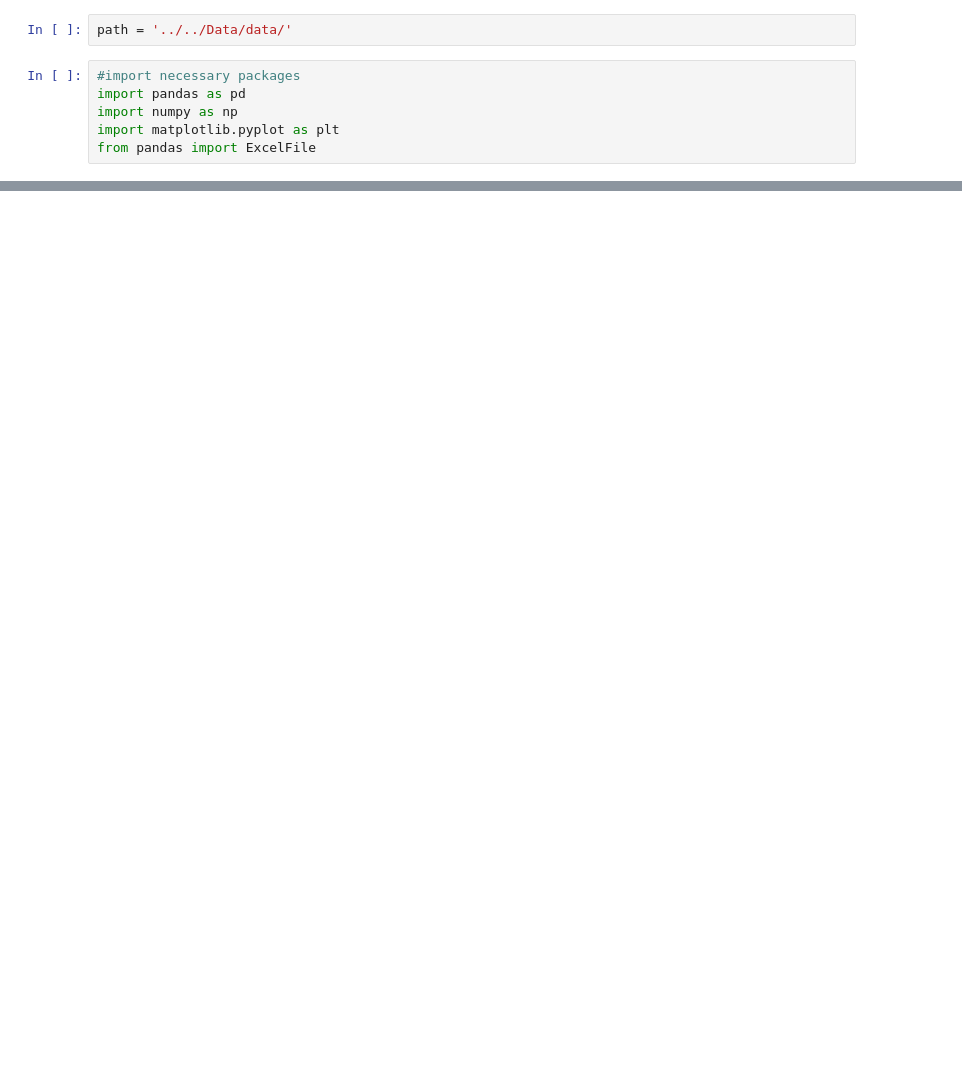
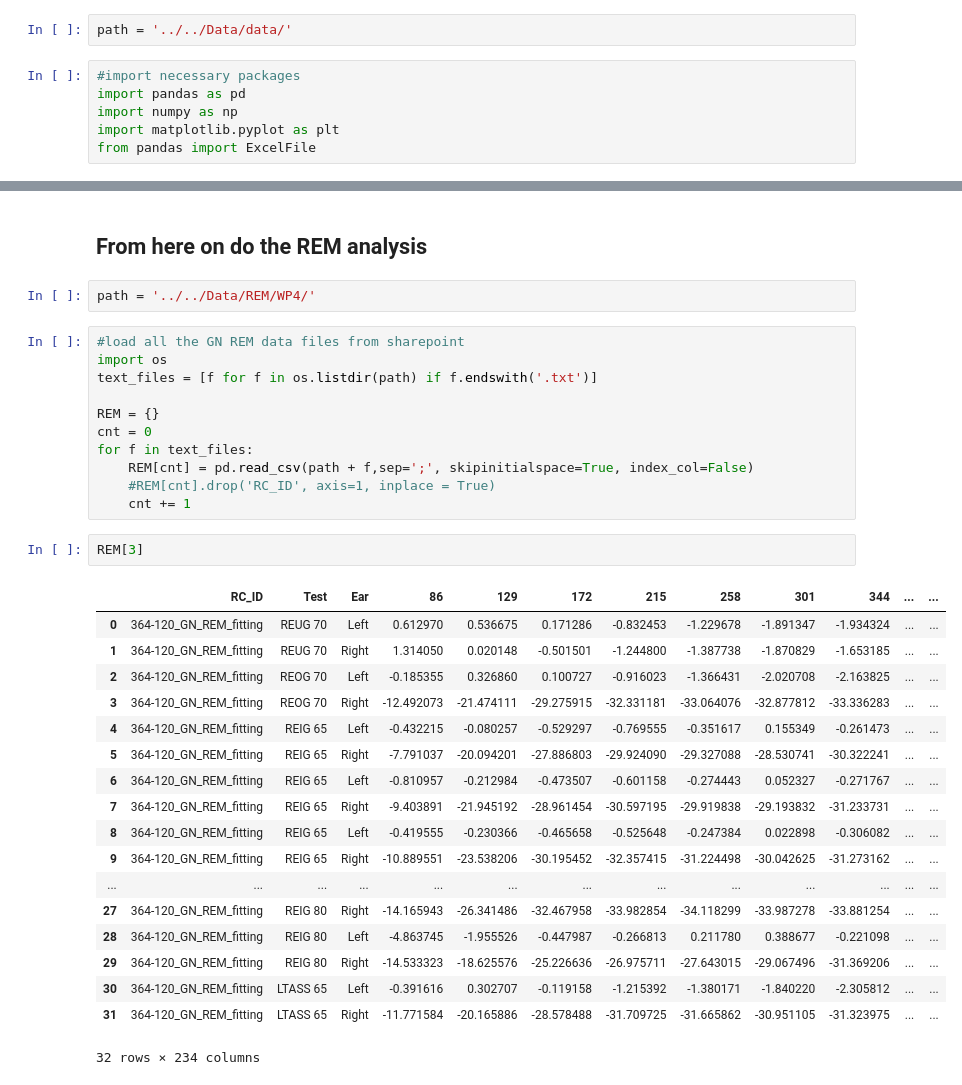
Before and after one commit to tobiaspiechowiak/BEAR_publications, a Jupyter notebook: REM_WP4/Target_analysis.ipynb, the cells around one changed output, grey strips where cells are left out. Drawn from its saved outputs; the diff is of its cells as text; blank space fills up the shorter version.

Commit message:
Pre-processing REM data

```diff
--- a/REM_WP4/Target_analysis.ipynb
+++ b/REM_WP4/Target_analysis.ipynb
@@ -71,0 +82,36 @@ REM_GN['ac_re_500hz'].mean()
+# %% [markdown]
+## From here on do the REM analysis
+# %%
+path = '../../Data/REM/WP4/'
+# %%
+#load all the GN REM data files from sharepoint
+import os
+text_files = [f for f in os.listdir(path) if f.endswith('.txt')]
+
+REM = {}
+cnt = 0
+for f in text_files:
+    REM[cnt] = pd.read_csv(path + f,sep=';', skipinitialspace=True, index_col=False)
+    #REM[cnt].drop('RC_ID', axis=1, inplace = True)
+    cnt += 1
+# %%
+REM[3]
+# %% [output]
+|  | RC_ID | Test | Ear | 86 | 129 | 172 | 215 | 258 | 301 | 344 | ... | ... |
+| 0 | 364-120_GN_REM_fitting | REUG 70 | Left | 0.612970 | 0.536675 | 0.171286 | -0.832453 | -1.229678 | -1.891347 | -1.934324 | ... | ... |
+| 1 | 364-120_GN_REM_fitting | REUG 70 | Right | 1.314050 | 0.020148 | -0.501501 | -1.244800 | -1.387738 | -1.870829 | -1.653185 | ... | ... |
+| 2 | 364-120_GN_REM_fitting | REOG 70 | Left | -0.185355 | 0.326860 | 0.100727 | -0.916023 | -1.366431 | -2.020708 | -2.163825 | ... | ... |
+| 3 | 364-120_GN_REM_fitting | REOG 70 | Right | -12.492073 | -21.474111 | -29.275915 | -32.331181 | -33.064076 | -32.877812 | -33.336283 | ... | ... |
+| 4 | 364-120_GN_REM_fitting | REIG 65 | Left | -0.432215 | -0.080257 | -0.529297 | -0.769555 | -0.351617 | 0.155349 | -0.261473 | ... | ... |
+| 5 | 364-120_GN_REM_fitting | REIG 65 | Right | -7.791037 | -20.094201 | -27.886803 | -29.924090 | -29.327088 | -28.530741 | -30.322241 | ... | ... |
+| 6 | 364-120_GN_REM_fitting | REIG 65 | Left | -0.810957 | -0.212984 | -0.473507 | -0.601158 | -0.274443 | 0.052327 | -0.271767 | ... | ... |
+| 7 | 364-120_GN_REM_fitting | REIG 65 | Right | -9.403891 | -21.945192 | -28.961454 | -30.597195 | -29.919838 | -29.193832 | -31.233731 | ... | ... |
+| 8 | 364-120_GN_REM_fitting | REIG 65 | Left | -0.419555 | -0.230366 | -0.465658 | -0.525648 | -0.247384 | 0.022898 | -0.306082 | ... | ... |
+| 9 | 364-120_GN_REM_fitting | REIG 65 | Right | -10.889551 | -23.538206 | -30.195452 | -32.357415 | -31.224498 | -30.042625 | -31.273162 | ... | ... |
+| ... | ... | ... | ... | ... | ... | ... | ... | ... | ... | ... | ... | ... |
+| 27 | 364-120_GN_REM_fitting | REIG 80 | Right | -14.165943 | -26.341486 | -32.467958 | -33.982854 | -34.118299 | -33.987278 | -33.881254 | ... | ... |
+| 28 | 364-120_GN_REM_fitting | REIG 80 | Left | -4.863745 | -1.955526 | -0.447987 | -0.266813 | 0.211780 | 0.388677 | -0.221098 | ... | ... |
+| 29 | 364-120_GN_REM_fitting | REIG 80 | Right | -14.533323 | -18.625576 | -25.226636 | -26.975711 | -27.643015 | -29.067496 | -31.369206 | ... | ... |
+| 30 | 364-120_GN_REM_fitting | LTASS 65 | Left | -0.391616 | 0.302707 | -0.119158 | -1.215392 | -1.380171 | -1.840220 | -2.305812 | ... | ... |
+| 31 | 364-120_GN_REM_fitting | LTASS 65 | Right | -11.771584 | -20.165886 | -28.578488 | -31.709725 | -31.665862 | -30.951105 | -31.323975 | ... | ... |
+32 rows × 234 columns
```
Also changed, not shown: parts of 9 cells of this notebook.
